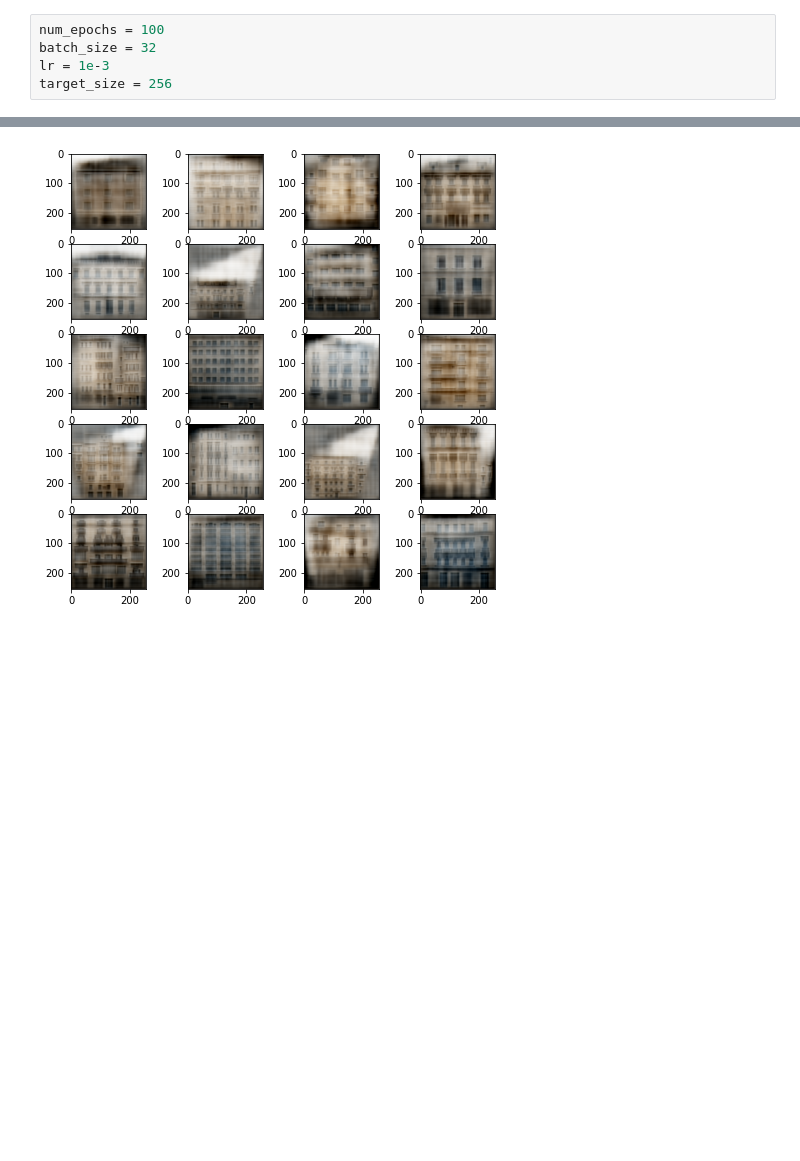
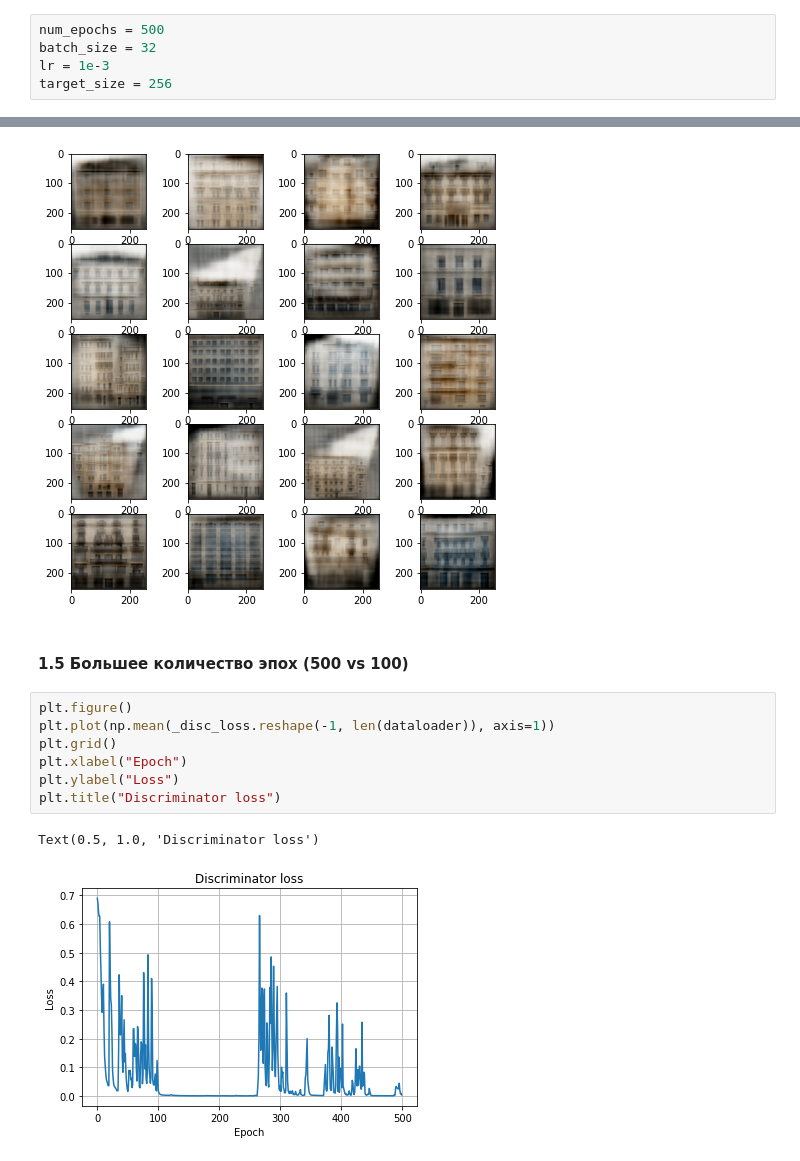
Before and after one commit to GreasyGoose/dl_adv, a Jupyter notebook: hw3/HW3_GANs.ipynb, the cells around one changed output, grey strips where cells are left out. Drawn from its saved outputs; the diff is of its cells as text; blank space fills up the shorter version.

```diff
--- a/hw3/HW3_GANs.ipynb
+++ b/hw3/HW3_GANs.ipynb
@@ -255,5 +260,5 @@ Training
 # %%
-num_epochs = 100
+num_epochs = 500
 batch_size = 32
 lr = 1e-3
 target_size = 256
@@ -322,3 +327,15 @@ for i in range(1, columns * rows +1):
 plt.show()
 # %% [output]
 [figure]
+# %% [markdown]
+#### 1.5 Большее количество эпох (500 vs 100)
+# %%
+plt.figure()
+plt.plot(np.mean(_disc_loss.reshape(-1, len(dataloader)), axis=1))
+plt.grid()
+plt.xlabel("Epoch")
+plt.ylabel("Loss")
+plt.title("Discriminator loss")
+# %% [output]
+Text(0.5, 1.0, 'Discriminator loss')
+[figure, added]
```
Also changed, not shown: parts of 31 cells of this notebook.
